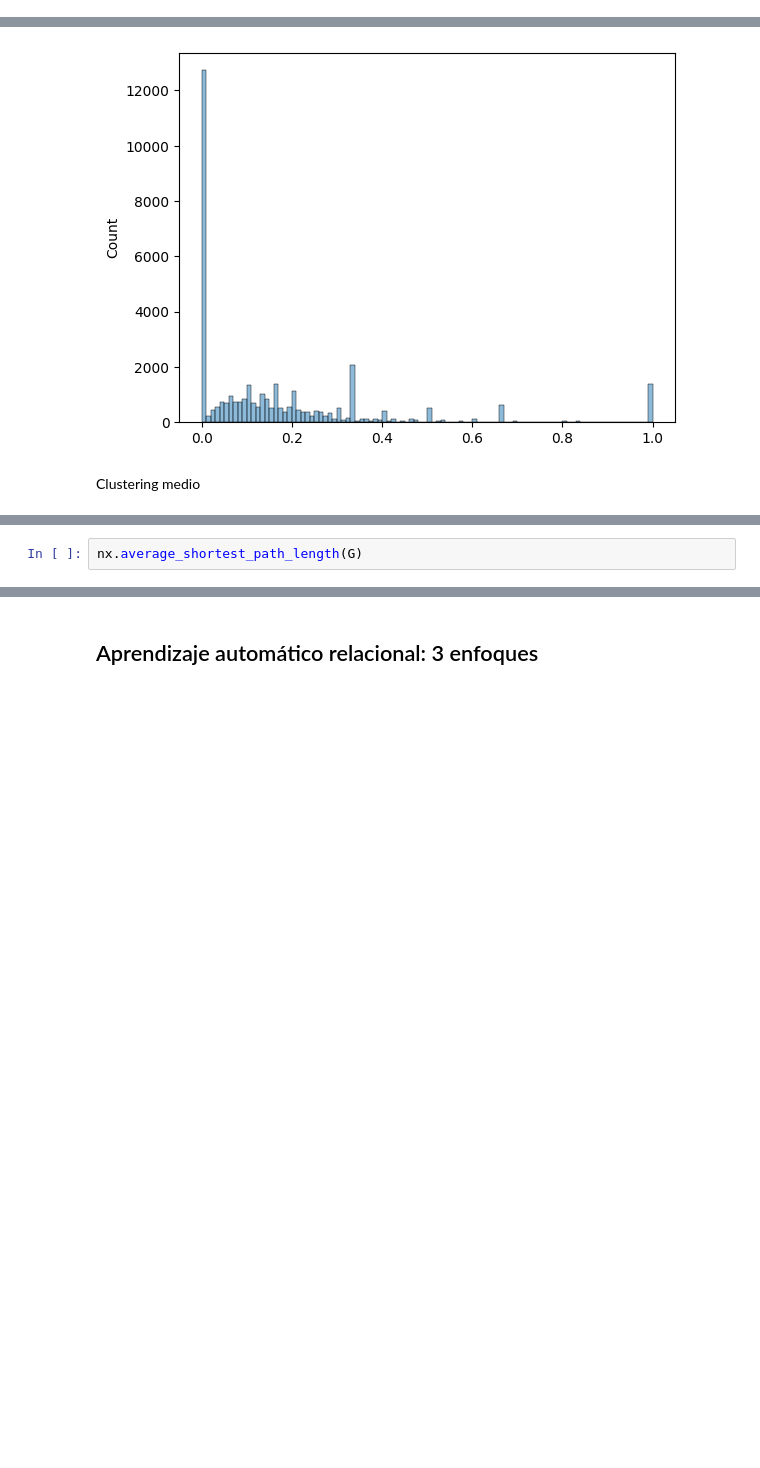
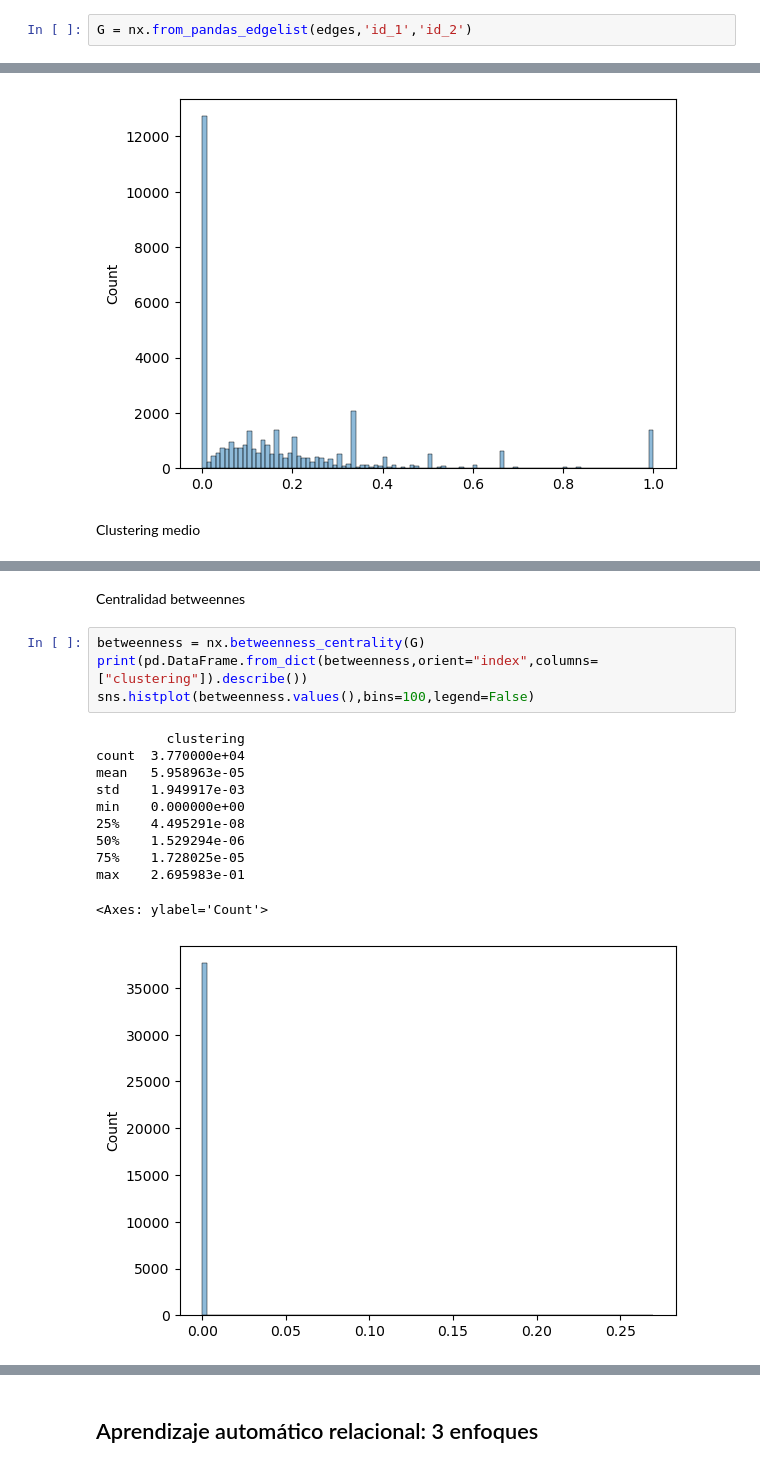
Before and after one commit to jbaezarh/Relational-ML, a Jupyter notebook: src/relationalML.ipynb, the cells around one changed output, grey strips where cells are left out. Cells and saved outputs as stored; diff of their text form; blank space fills up the shorter version.

```diff
--- a/src/relationalML.ipynb
+++ b/src/relationalML.ipynb
@@ -54,3 +54,5 @@ G = nx.parse_edgelist(Data, delimiter=',', create_using=nx.Graph(), nodetype=int
+# %%
+G = nx.from_pandas_edgelist(edges,'id_1','id_2')
 # %% [markdown]
 ### Métricas del grafo
 # %% [markdown]
@@ -99,2 +101,18 @@ global_cluster
-# %%
-nx.average_shortest_path_length(G)
+# %% [markdown]
+Centralidad betweennes
+# %%
+betweenness = nx.betweenness_centrality(G)
+print(pd.DataFrame.from_dict(betweenness,orient="index",columns=["clustering"]).describe())
+sns.histplot(betweenness.values(),bins=100,legend=False)
+# %% [output]
+         clustering
+count  3.770000e+04
+mean   5.958963e-05
+std    1.949917e-03
+min    0.000000e+00
+25%    4.495291e-08
+50%    1.529294e-06
+75%    1.728025e-05
+max    2.695983e-01
+<Axes: ylabel='Count'>
+[figure, added]
```
Also changed, not shown: parts of 10 cells of this notebook, 3 other files.
